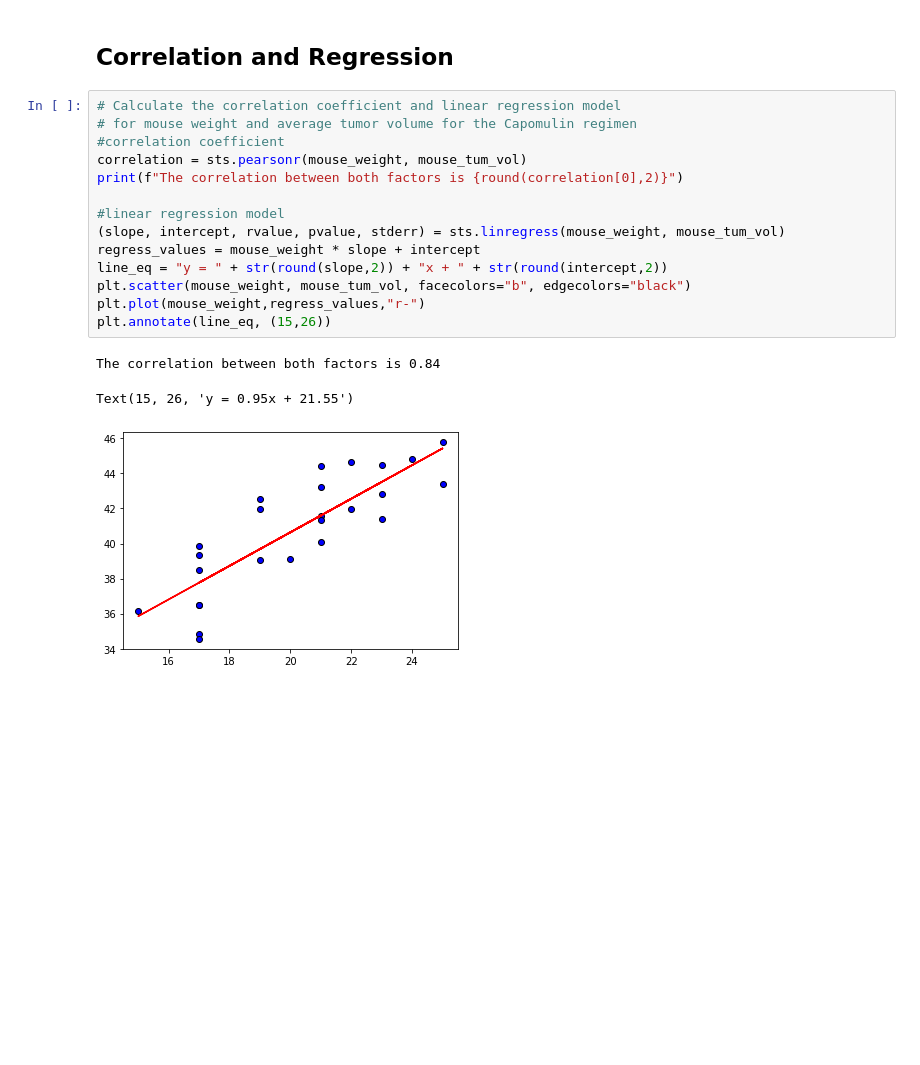
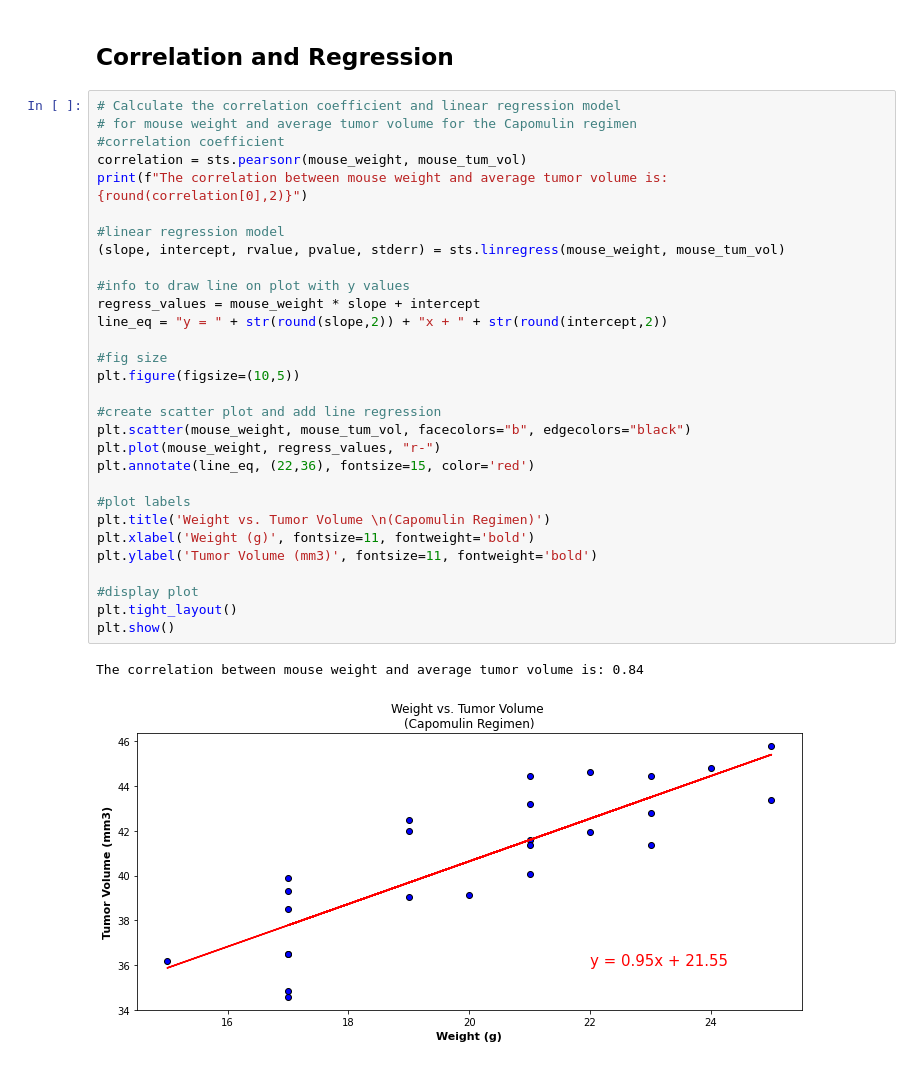
Before and after one commit to alexmartinez1745/Animal-Study-MatPlotLib, a Jupyter notebook: Pymaceuticals/pymaceuticals_starter.ipynb, the cells around one changed output. Cells and saved outputs as stored; diff of their text form; blank space fills up the shorter version.

Commit message:
line regress complete

```diff
--- a/Pymaceuticals/pymaceuticals_starter.ipynb
+++ b/Pymaceuticals/pymaceuticals_starter.ipynb
@@ -442,18 +442,33 @@ plt.show()
 # %%
 # Calculate the correlation coefficient and linear regression model
 # for mouse weight and average tumor volume for the Capomulin regimen
 #correlation coefficient
 correlation = sts.pearsonr(mouse_weight, mouse_tum_vol)
-print(f"The correlation between both factors is {round(correlation[0],2)}")
+print(f"The correlation between mouse weight and average tumor volume is: {round(correlation[0],2)}")
 
 #linear regression model
 (slope, intercept, rvalue, pvalue, stderr) = sts.linregress(mouse_weight, mouse_tum_vol)
+
+#info to draw line on plot with y values
 regress_values = mouse_weight * slope + intercept
 line_eq = "y = " + str(round(slope,2)) + "x + " + str(round(intercept,2))
+
+#fig size
+plt.figure(figsize=(10,5))
+
+#create scatter plot and add line regression
 plt.scatter(mouse_weight, mouse_tum_vol, facecolors="b", edgecolors="black")
-plt.plot(mouse_weight,regress_values,"r-")
-plt.annotate(line_eq, (15,26))
+plt.plot(mouse_weight, regress_values, "r-")
+plt.annotate(line_eq, (22,36), fontsize=15, color='red')
+
+#plot labels
+plt.title('Weight vs. Tumor Volume \n(Capomulin Regimen)')
+plt.xlabel('Weight (g)', fontsize=11, fontweight='bold')
+plt.ylabel('Tumor Volume (mm3)', fontsize=11, fontweight='bold')
+
+#display plot
+plt.tight_layout()
+plt.show()
 # %% [output]
-The correlation between both factors is 0.84
+The correlation between mouse weight and average tumor volume is: 0.84
-Text(15, 26, 'y = 0.95x + 21.55')
-[figure, old version]
+[figure, new version]
```
Also changed, not shown: parts of 1 cell of this notebook.
